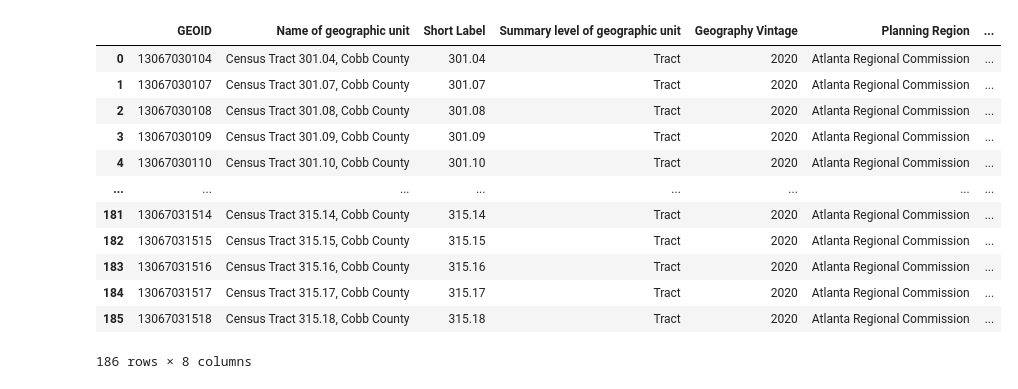
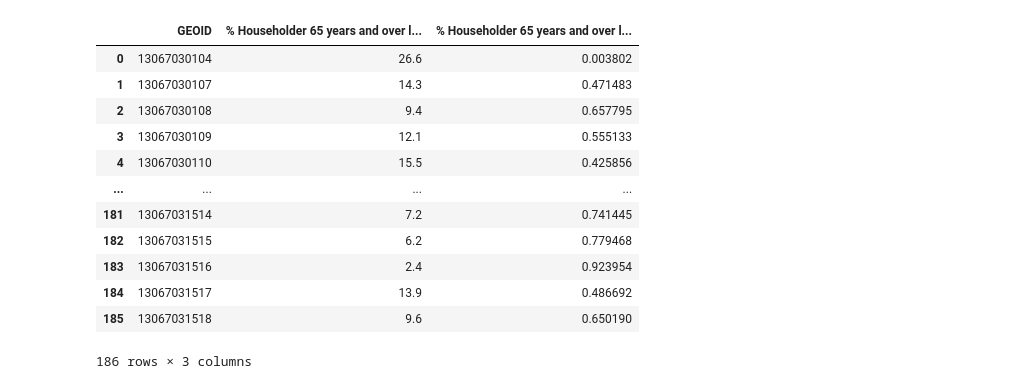
Before and after one commit to win-lau/cobb-heatmap, a Jupyter notebook: normalization/indicator_norm.ipynb, the cells around one changed output. Saved outputs shown, nothing was run; the diff lists cells and outputs as text; code cells hidden in the pictures.

Commit message:
normalize indicators

```diff
--- a/normalization/indicator_norm.ipynb
+++ b/normalization/indicator_norm.ipynb
@@ -10,18 +17,18 @@ from scripts.normalization import normalize_indicator
 # %%
-# adult living alone data
-adult_living_alone = normalize_indicator("adult_living_alone_data.csv", "% Householder 65 years and over living alone, 2024")
+# adult living alone
+adult_living_alone = normalize_indicator_flip("adult_living_alone_data.csv", "% Householder 65 years and over living alone, 2024")
 display(adult_living_alone)
 # %% [output]
-|  | GEOID | Name of geographic unit | Short Label | Summary level of geographic unit | Geography Vintage | Planning Region | ... |
-| 0 | 13067030104 | Census Tract 301.04, Cobb County | 301.04 | Tract | 2020 | Atlanta Regional Commission | ... |
-| 1 | 13067030107 | Census Tract 301.07, Cobb County | 301.07 | Tract | 2020 | Atlanta Regional Commission | ... |
-| 2 | 13067030108 | Census Tract 301.08, Cobb County | 301.08 | Tract | 2020 | Atlanta Regional Commission | ... |
-| 3 | 13067030109 | Census Tract 301.09, Cobb County | 301.09 | Tract | 2020 | Atlanta Regional Commission | ... |
-| 4 | 13067030110 | Census Tract 301.10, Cobb County | 301.10 | Tract | 2020 | Atlanta Regional Commission | ... |
-| ... | ... | ... | ... | ... | ... | ... | ... |
-| 181 | 13067031514 | Census Tract 315.14, Cobb County | 315.14 | Tract | 2020 | Atlanta Regional Commission | ... |
-| 182 | 13067031515 | Census Tract 315.15, Cobb County | 315.15 | Tract | 2020 | Atlanta Regional Commission | ... |
-| 183 | 13067031516 | Census Tract 315.16, Cobb County | 315.16 | Tract | 2020 | Atlanta Regional Commission | ... |
-| 184 | 13067031517 | Census Tract 315.17, Cobb County | 315.17 | Tract | 2020 | Atlanta Regional Commission | ... |
-| 185 | 13067031518 | Census Tract 315.18, Cobb County | 315.18 | Tract | 2020 | Atlanta Regional Commission | ... |
+|  | GEOID | % Householder 65 years and over l... | % Householder 65 years and over l... |
+| 0 | 13067030104 | 26.6 | 0.003802 |
+| 1 | 13067030107 | 14.3 | 0.471483 |
+| 2 | 13067030108 | 9.4 | 0.657795 |
+| 3 | 13067030109 | 12.1 | 0.555133 |
+| 4 | 13067030110 | 15.5 | 0.425856 |
+| ... | ... | ... | ... |
+| 181 | 13067031514 | 7.2 | 0.741445 |
+| 182 | 13067031515 | 6.2 | 0.779468 |
+| 183 | 13067031516 | 2.4 | 0.923954 |
+| 184 | 13067031517 | 13.9 | 0.486692 |
+| 185 | 13067031518 | 9.6 | 0.650190 |
-186 rows × 8 columns
+186 rows × 3 columns
```
Also changed, not shown: parts of 19 cells of this notebook, 22 other files.
